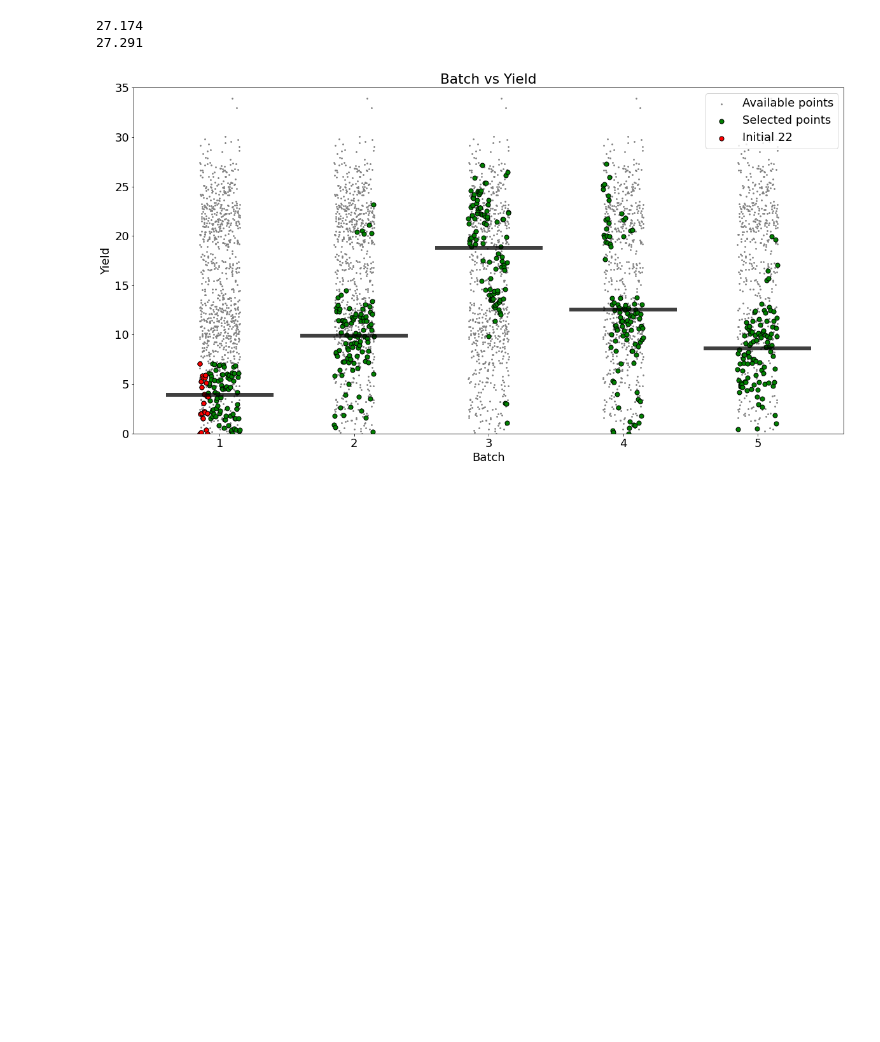
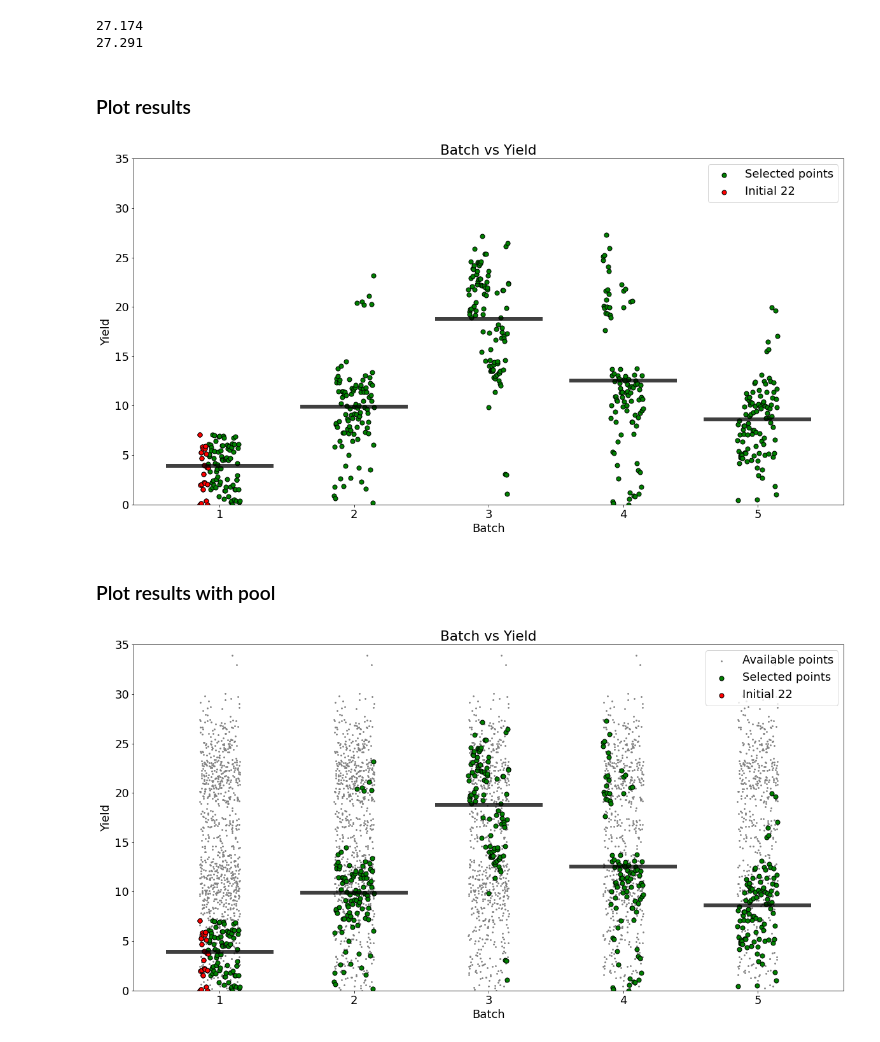
Before and after one commit to ryanquinnnelson/CMU-02750-Active-Learning-Guided-Protein-Production-Optimization, a Jupyter notebook: HW4_q2_accuracy_ryann.ipynb, the cells around one changed output. Cells and saved outputs as stored; diff of their text form; code cells hidden in the pictures; blank space fills up the shorter version.

Commit message:
Save models after adding ability to generate both result plots

```diff
--- a/HW4_q2_accuracy_ryann.ipynb
+++ b/HW4_q2_accuracy_ryann.ipynb
@@ -500,6 +500,50 @@ def plot_points(df_results, n_batch, batch_size, spread):
             x_points.append(xi)
 
     return x_points
+# %% [markdown]
+### Plot results
+# %%
+plt.rcParams.update({'font.size': 18})
+plt.figure(figsize=(20,10))
+plt.ylim(top=35)
+
+
+
+# plot selected points
+x_points = plot_points(df_results, n_batch+1, batch_size, 0.3)
+len(x_points)
+
+plt.scatter(x_points,
+            df_results['Yield'].tolist(),
+            marker="o",
+            s=50,
+            color='g',
+           edgecolor='k',
+           label='Selected points')
+
+plt.scatter(x_points[:22],
+            df_results['Yield'].tolist()[:22],
+            marker="o",
+            s=50,
+            color='r',
+           edgecolor='k',
+           label='Initial 22')
+
+
+plt.bar([1,2,3,4,5],
+        height=0.4,
+        bottom=mean_yields,
+        alpha=0.75,
+       color='k')
+plt.title('Batch vs Yield')
+plt.ylabel('Yield')
+plt.xlabel('Batch')
+plt.legend()
+plt.show()
+# %% [output]
+[figure, added]
+# %% [markdown]
+### Plot results with pool
 # %%
 plt.rcParams.update({'font.size': 18})
 plt.figure(figsize=(20,10))
```
Also changed, not shown: parts of 2 cells of this notebook, 1 other file.
